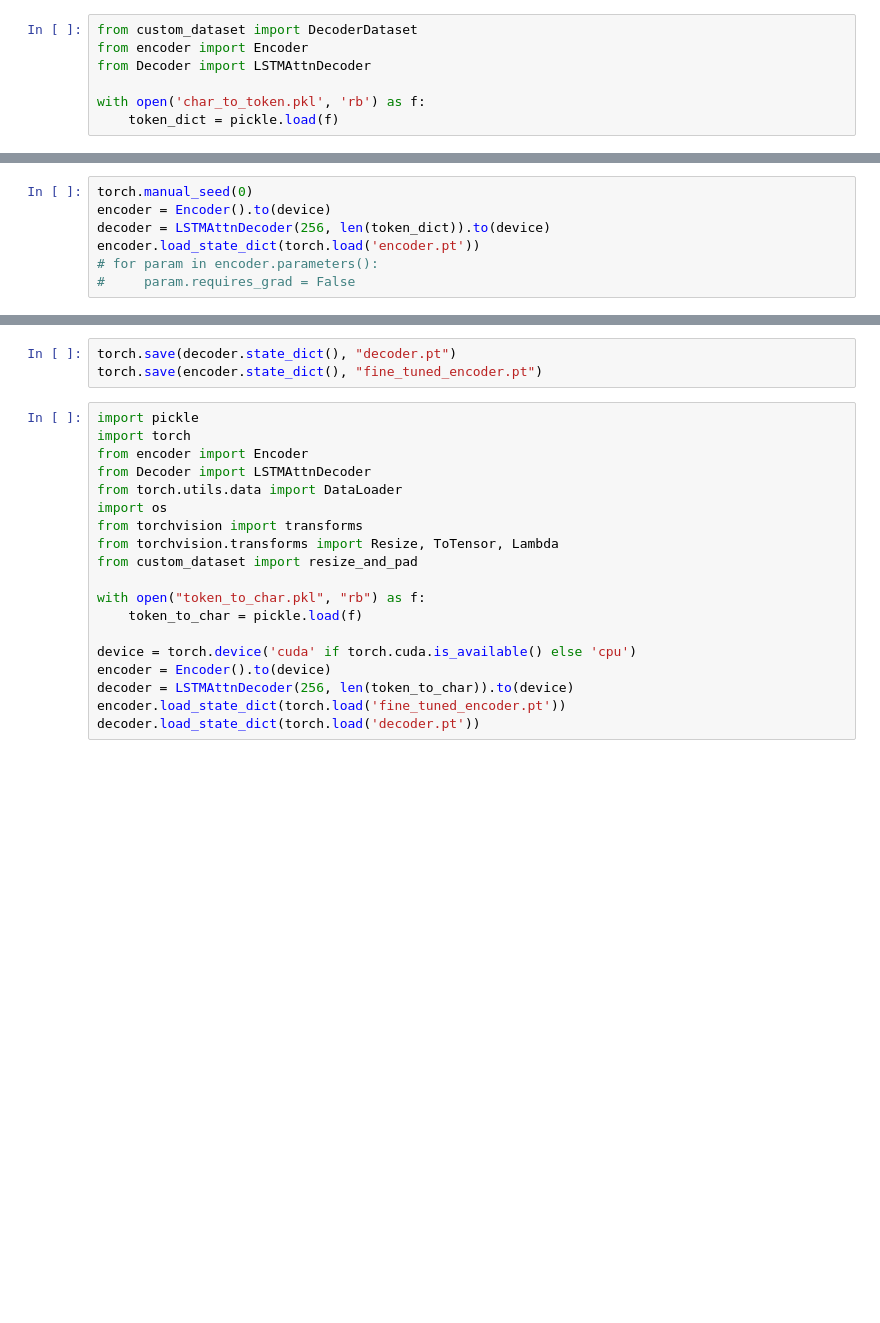
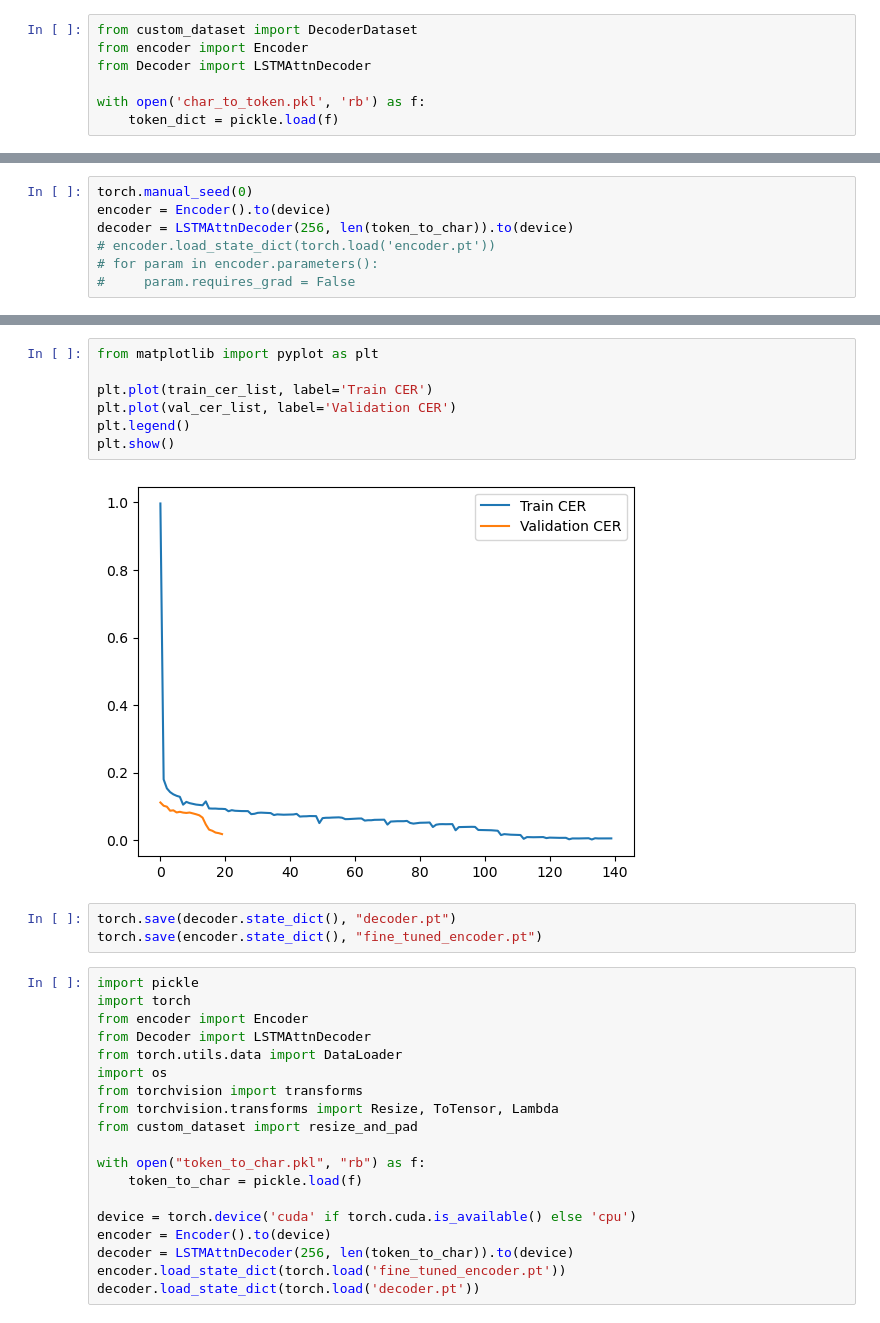
Before and after one commit to yamanoko/SeqCLR_RenaissanceSpanish, a Jupyter notebook: decoder_training.ipynb, the cells around one changed output, grey strips where cells are left out. Saved outputs shown, nothing was run; the diff lists cells and outputs as text; blank space fills up the shorter version.

```diff
--- a/decoder_training.ipynb
+++ b/decoder_training.ipynb
@@ -25,7 +31,7 @@ with open('char_to_token.pkl', 'rb') as f:
 # %%
 torch.manual_seed(0)
 encoder = Encoder().to(device)
-decoder = LSTMAttnDecoder(256, len(token_dict)).to(device)
-encoder.load_state_dict(torch.load('encoder.pt'))
+decoder = LSTMAttnDecoder(256, len(token_to_char)).to(device)
+# encoder.load_state_dict(torch.load('encoder.pt'))
 # for param in encoder.parameters():
 #     param.requires_grad = False
@@ -145,3 +148,12 @@ Epoch 20/20, Validation Loss: 8.835204828353156, Validation CER: 0.0640829131007
+# %%
+from matplotlib import pyplot as plt
+
+plt.plot(train_cer_list, label='Train CER')
+plt.plot(val_cer_list, label='Validation CER')
+plt.legend()
+plt.show()
+# %% [output]
+[figure, added]
 # %%
 torch.save(decoder.state_dict(), "decoder.pt")
 torch.save(encoder.state_dict(), "fine_tuned_encoder.pt")
```
Also changed, not shown: parts of 9 cells of this notebook, 6 other files.
